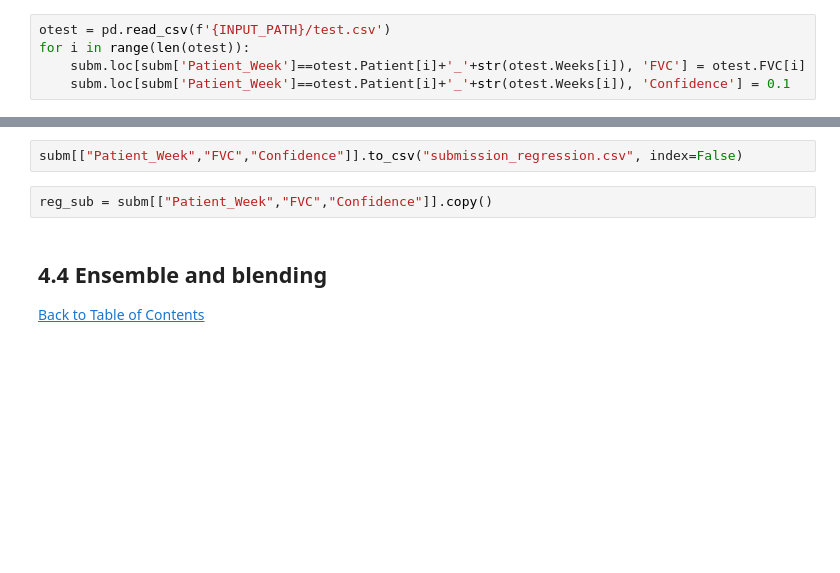
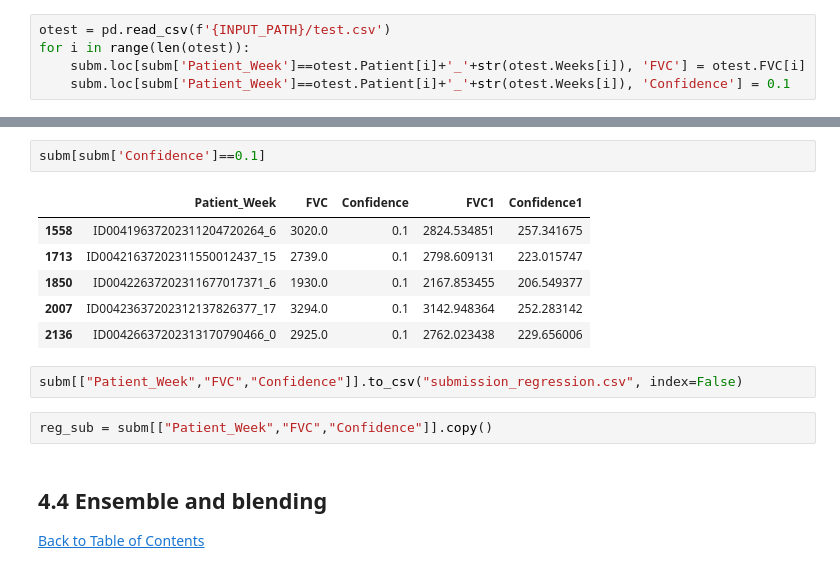
Before and after one commit to prohor33/osic-pfp, a Jupyter notebook: exps/higher-lb-score-by-tuning-mloss-upgrade/higher-lb-score-by-tuning-mloss-upgrade-097767.ipynb, the cells around one changed output, grey strips where cells are left out. Saved outputs shown, nothing was run; the diff lists cells and outputs as text; blank space fills up the shorter version.

```diff
--- a/exps/higher-lb-score-by-tuning-mloss-upgrade/higher-lb-score-by-tuning-mloss-upgrade-097767.ipynb
+++ b/exps/higher-lb-score-by-tuning-mloss-upgrade/higher-lb-score-by-tuning-mloss-upgrade-097767.ipynb
@@ -752,3 +787,12 @@ for i in range(len(otest)):
+# %%
+subm[subm['Confidence']==0.1]
+# %% [output]
+|  | Patient_Week | FVC | Confidence | FVC1 | Confidence1 |
+| 1558 | ID00419637202311204720264_6 | 3020.0 | 0.1 | 2824.534851 | 257.341675 |
+| 1713 | ID00421637202311550012437_15 | 2739.0 | 0.1 | 2798.609131 | 223.015747 |
+| 1850 | ID00422637202311677017371_6 | 1930.0 | 0.1 | 2167.853455 | 206.549377 |
+| 2007 | ID00423637202312137826377_17 | 3294.0 | 0.1 | 3142.948364 | 252.283142 |
+| 2136 | ID00426637202313170790466_0 | 2925.0 | 0.1 | 2762.023438 | 229.656006 |
 # %%
 subm[["Patient_Week","FVC","Confidence"]].to_csv("submission_regression.csv", index=False)
 # %%
```
Also changed, not shown: parts of 15 cells of this notebook.
